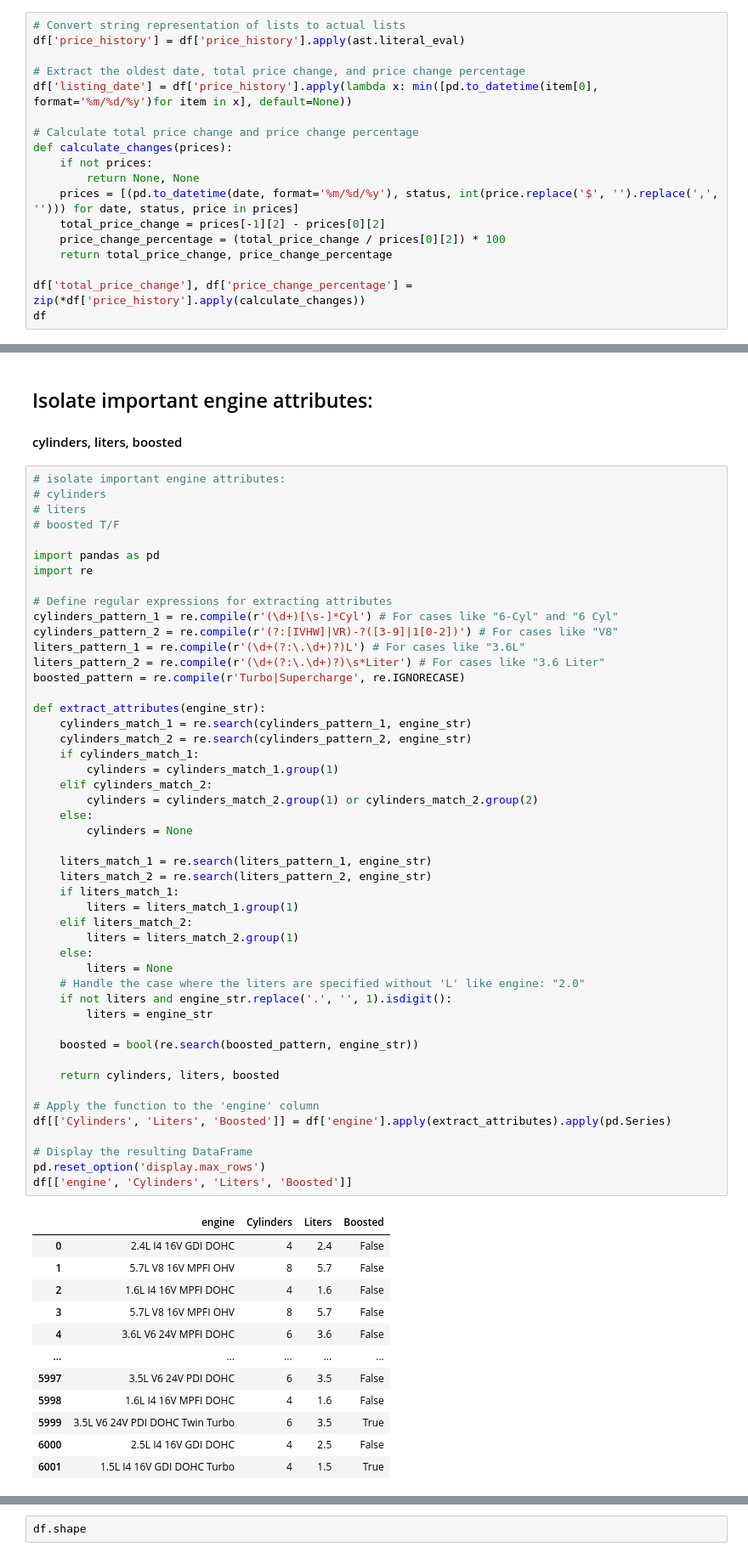
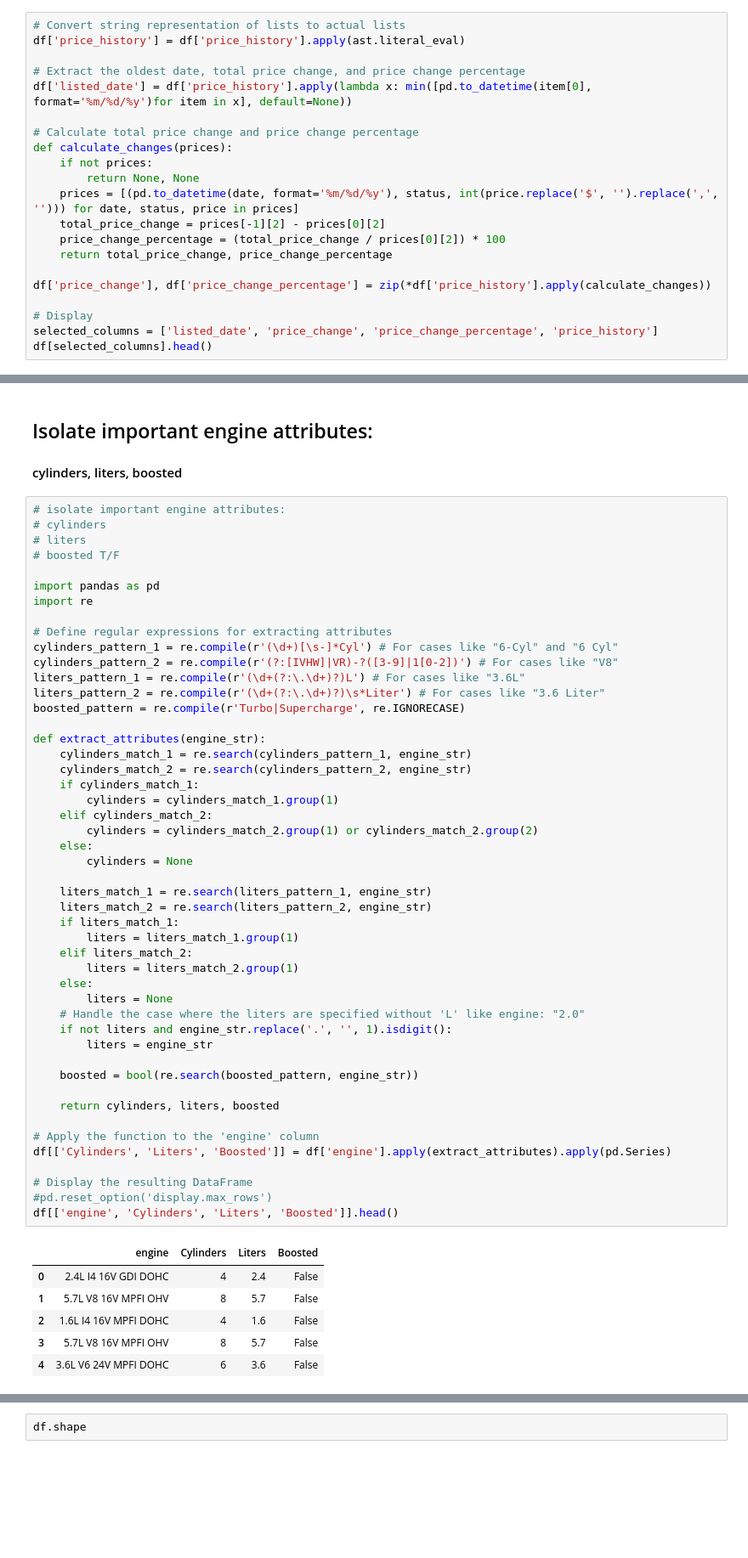
Before and after one commit to evanhollier/Cars_Project, a Jupyter notebook: data_preprocessing.ipynb, the cells around one changed output, grey strips where cells are left out. Shown at 85% size. Cells and saved outputs as stored; diff of their text form; blank space fills up the shorter version.

```diff
--- a/data_preprocessing.ipynb
+++ b/data_preprocessing.ipynb
@@ -87,7 +76,7 @@ df.head()
 df['price_history'] = df['price_history'].apply(ast.literal_eval)
 
 # Extract the oldest date, total price change, and price change percentage
-df['listing_date'] = df['price_history'].apply(lambda x: min([pd.to_datetime(item[0], format='%m/%d/%y')for item in x], default=None))
+df['listed_date'] = df['price_history'].apply(lambda x: min([pd.to_datetime(item[0], format='%m/%d/%y')for item in x], default=None))
 
 # Calculate total price change and price change percentage
 def calculate_changes(prices):
@@ -98,6 +87,9 @@ def calculate_changes(prices):
     price_change_percentage = (total_price_change / prices[0][2]) * 100
     return total_price_change, price_change_percentage
 
-df['total_price_change'], df['price_change_percentage'] = zip(*df['price_history'].apply(calculate_changes))
-df
+df['price_change'], df['price_change_percentage'] = zip(*df['price_history'].apply(calculate_changes))
+
+# Display
+selected_columns = ['listed_date', 'price_change', 'price_change_percentage', 'price_history']
+df[selected_columns].head()
 # %% [output]
@@ -222,38 +193,32 @@ def extract_attributes(engine_str):
     else:
         cylinders = None
 
     liters_match_1 = re.search(liters_pattern_1, engine_str)
     liters_match_2 = re.search(liters_pattern_2, engine_str)
     if liters_match_1:
         liters = liters_match_1.group(1)
     elif liters_match_2:
         liters = liters_match_2.group(1)
     else:
         liters = None
     # Handle the case where the liters are specified without 'L' like engine: "2.0"
     if not liters and engine_str.replace('.', '', 1).isdigit():
         liters = engine_str
 
     boosted = bool(re.search(boosted_pattern, engine_str))
 
     return cylinders, liters, boosted
 
 # Apply the function to the 'engine' column
 df[['Cylinders', 'Liters', 'Boosted']] = df['engine'].apply(extract_attributes).apply(pd.Series)
 
 # Display the resulting DataFrame
-pd.reset_option('display.max_rows')
-df[['engine', 'Cylinders', 'Liters', 'Boosted']]
+#pd.reset_option('display.max_rows')
+df[['engine', 'Cylinders', 'Liters', 'Boosted']].head()
 # %% [output]
 |  | engine | Cylinders | Liters | Boosted |
 | 0 | 2.4L I4 16V GDI DOHC | 4 | 2.4 | False |
 | 1 | 5.7L V8 16V MPFI OHV | 8 | 5.7 | False |
 | 2 | 1.6L I4 16V MPFI DOHC | 4 | 1.6 | False |
 | 3 | 5.7L V8 16V MPFI OHV | 8 | 5.7 | False |
 | 4 | 3.6L V6 24V MPFI DOHC | 6 | 3.6 | False |
-| ... | ... | ... | ... | ... |
-| 5997 | 3.5L V6 24V PDI DOHC | 6 | 3.5 | False |
-| 5998 | 1.6L I4 16V MPFI DOHC | 4 | 1.6 | False |
-| 5999 | 3.5L V6 24V PDI DOHC Twin Turbo | 6 | 3.5 | True |
-| 6000 | 2.5L I4 16V GDI DOHC | 4 | 2.5 | False |
-| 6001 | 1.5L I4 16V GDI DOHC Turbo | 4 | 1.5 | True |
```
Also changed, not shown: parts of 18 cells of this notebook, 1 other file.
